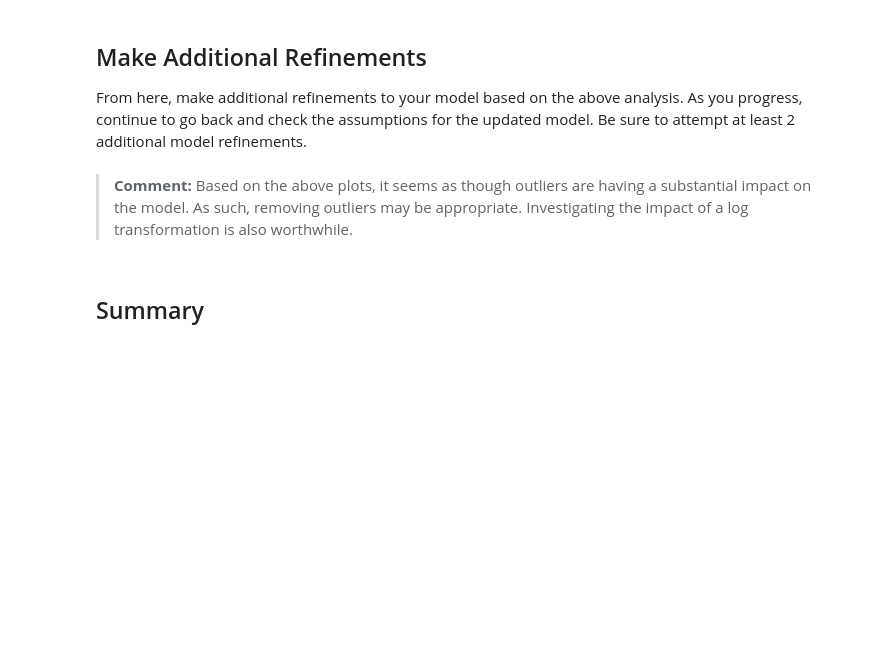
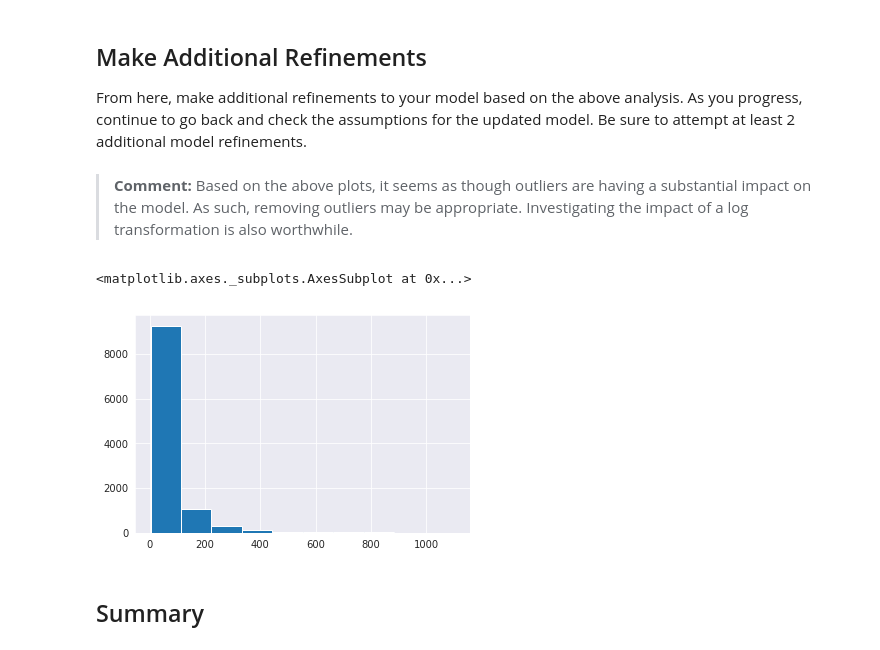
Before and after one commit to zaborowm/dsc-modeling-your-data-lab-nyc-ds-career-042219, a Jupyter notebook: index.ipynb, the cells around one changed output. Cells and saved outputs as stored; diff of their text form; code cells hidden in the pictures; blank space fills up the shorter version.

```diff
--- a/index.ipynb
+++ b/index.ipynb
@@ -379,6 +379,10 @@ From here, make additional refinements to your model based on the above analysis
 > **Comment:** Based on the above plots, it seems as though outliers are having a substantial impact on the model. As such, removing outliers may be appropriate. Investigating the impact of a log transformation is also worthwhile.
 # %%
 #Your code here
+df.list_price.hist()
+# %% [output]
+<matplotlib.axes._subplots.AxesSubplot at 0x...>
+[figure, added]
 # %% [markdown]
 ## Summary
 # %% [markdown]
```
